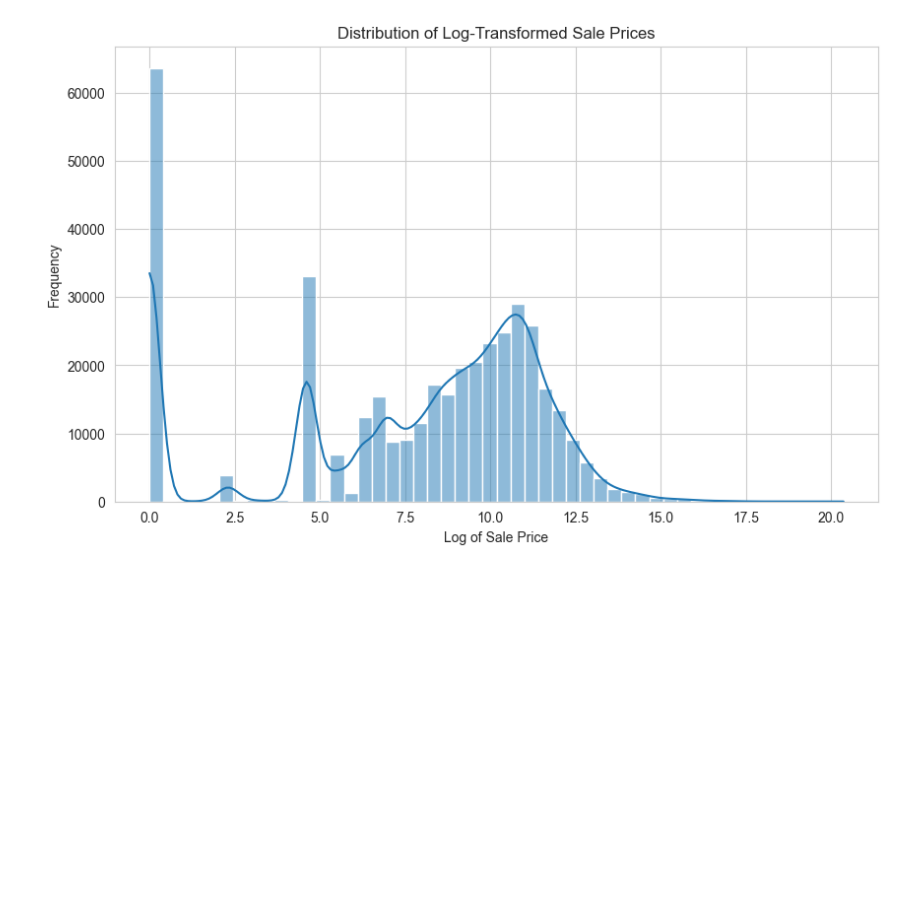
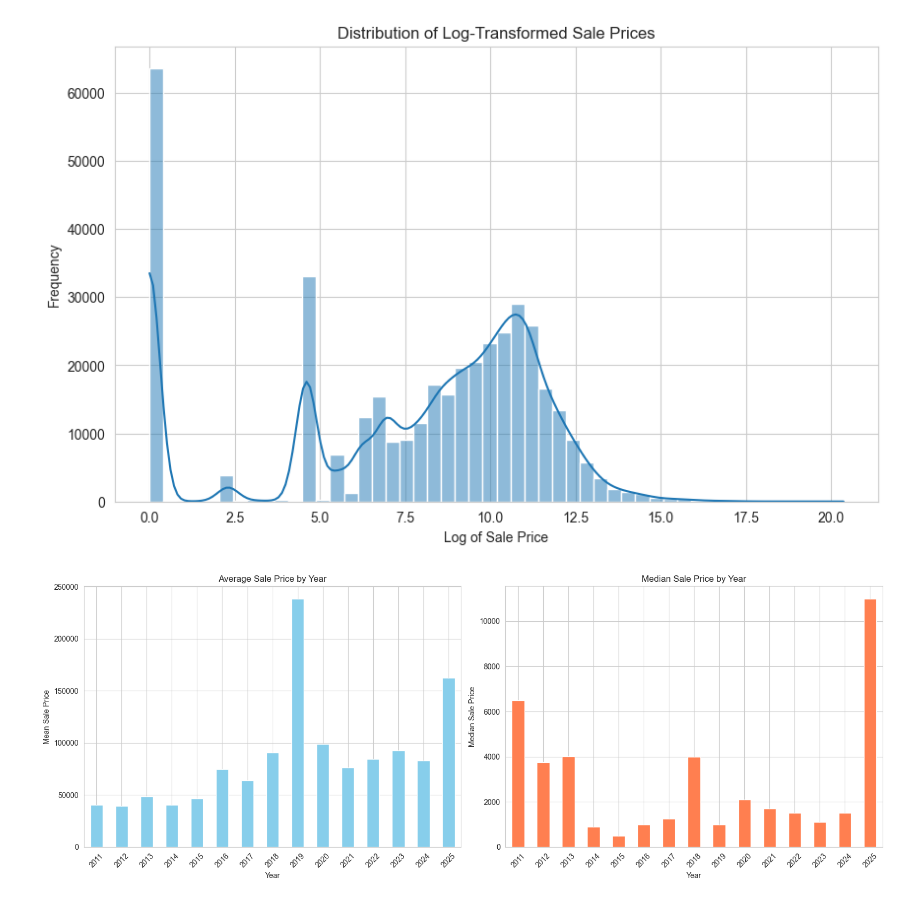
Before and after one commit to mfannin099/detroit_real_estate, a Jupyter notebook: notebooks/property_sales.ipynb, the cells around one changed output. Cells and saved outputs as stored; diff of their text form; code cells hidden in the pictures; blank space fills up the shorter version.

```diff
--- a/notebooks/property_sales.ipynb
+++ b/notebooks/property_sales.ipynb
@@ -181,6 +188,39 @@ plt.ylabel('Frequency')
 plt.show()
 # %% [output]
 [figure]
+# %%
+# Is the average price of property in Detroit on the rise..? Median...?
+
+# Code is from Gemini
+# Set up a nicer style for the plots (optional)
+sns.set_style("whitegrid")
+
+# --- Step 1: Group the DataFrame and calculate the mean and median ---
+mean_prices = df.groupby('year')['Sale Price'].mean()
+median_prices = df.groupby('year')['Sale Price'].median()
+
+# --- Step 2: Create a figure with two subplots side-by-side ---
+fig, (ax1, ax2) = plt.subplots(1, 2, figsize=(16, 6), sharey=False)
+
+# --- Step 3: Plot the mean prices on the first subplot (ax1) ---
+mean_prices.plot(kind='bar', ax=ax1, color='skyblue')
+ax1.set_title('Average Sale Price by Year')
+ax1.set_xlabel('Year')
+ax1.set_ylabel('Mean Sale Price')
+ax1.tick_params(axis='x', rotation=45) # Rotate x-axis labels for readability
+
+# --- Step 4: Plot the median prices on the second subplot (ax2) ---
+median_prices.plot(kind='bar', ax=ax2, color='coral')
+ax2.set_title('Median Sale Price by Year')
+ax2.set_xlabel('Year')
+ax2.set_ylabel('Median Sale Price')
+ax2.tick_params(axis='x', rotation=45) # Rotate x-axis labels
+
+# --- Step 5: Adjust layout and display the plots ---
+plt.tight_layout() # This ensures titles and labels don't overlap
+plt.show()
+# %% [output]
+[figure, added]
 # %%
 df.head(3)
 # %% [output]
```
Also changed, not shown: parts of 4 cells of this notebook.
